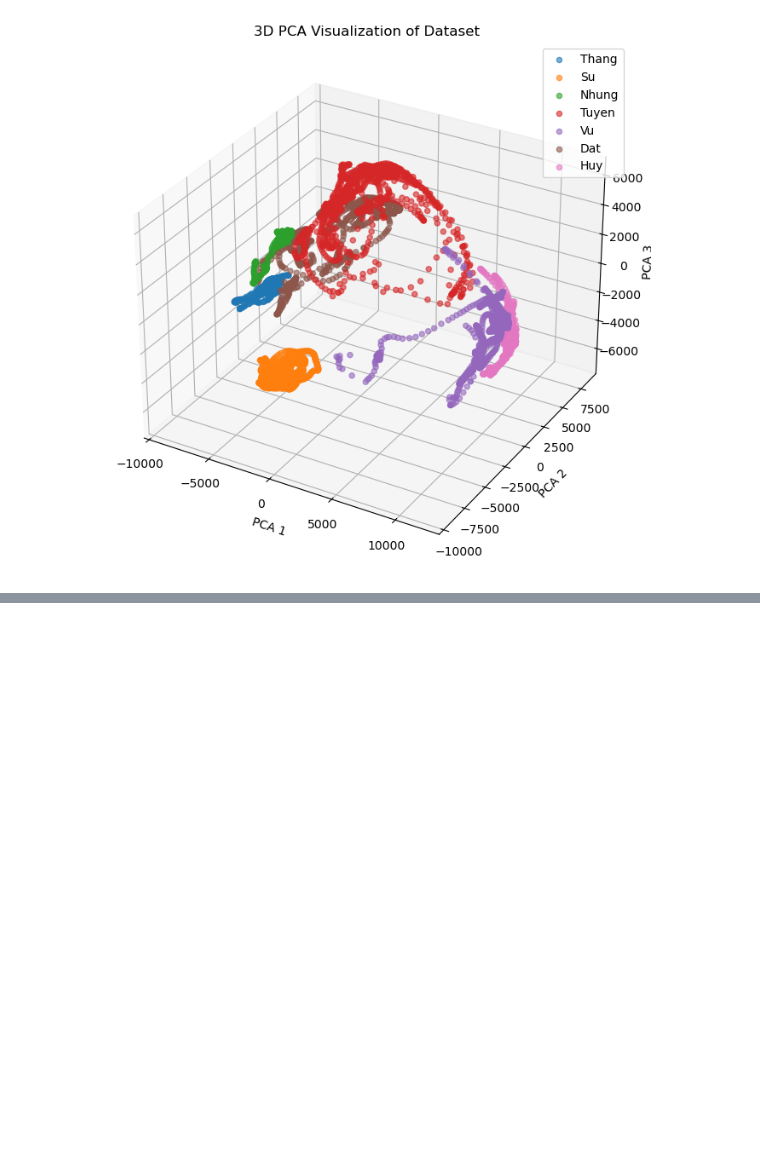
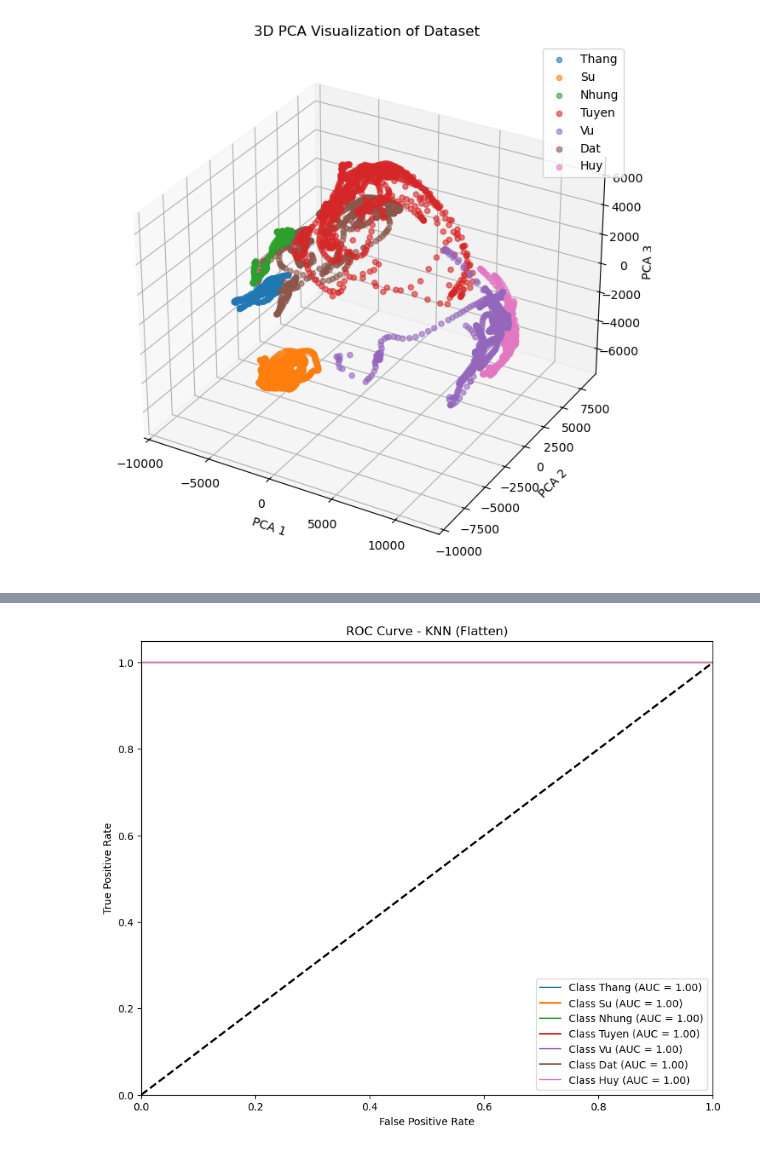
Before and after one commit to nguyenthang23092005/Machine_Learning, a Jupyter notebook: visualizasion.ipynb, the cells around one changed output, grey strips where cells are left out. Drawn from its saved outputs; the diff is of its cells as text; code cells hidden in the pictures; blank space fills up the shorter version.

```diff
--- a/visualizasion.ipynb
+++ b/visualizasion.ipynb
@@ -112,0 +113,56 @@ if __name__ == "__main__":
+# %%
+import numpy as np
+import matplotlib.pyplot as plt
+from sklearn.metrics import roc_curve, auc
+from sklearn.preprocessing import label_binarize
+import joblib
+
+# Danh sách nhãn
+labels = ['Thang', 'Su', 'Nhung', 'Tuyen', 'Vu', 'Dat', 'Huy']
+num_classes = len(labels)
+
+def plot_roc_curve(model_path, X_test, y_test, model_type, feature_type):
+    model = joblib.load(model_path)
+    y_test_bin = label_binarize(y_test, classes=list(range(num_classes)))
+    if hasattr(model, "predict_proba"):
+        y_score = model.predict_proba(X_test)
+    elif hasattr(model, "decision_function"):
+        y_score = model.decision_function(X_test)
+    else:
+        raise ValueError("Model does not support probability or decision function.")
+
+    fpr = dict()
+    tpr = dict()
+    roc_auc = dict()
+    for i in range(num_classes):
+        fpr[i], tpr[i], _ = roc_curve(y_test_bin[:, i], y_score[:, i])
+        roc_auc[i] = auc(fpr[i], tpr[i])
+
+    # Vẽ ROC cho từng lớp
+    plt.figure(figsize=(10, 8))
+    for i in range(num_classes):
+        plt.plot(fpr[i], tpr[i], label=f'Class {labels[i]} (AUC = {roc_auc[i]:.2f})')
+    plt.plot([0, 1], [0, 1], 'k--', lw=2)
+    plt.xlim([0.0, 1.0])
+    plt.ylim([0.0, 1.05])
+    plt.xlabel('False Positive Rate')
+    plt.ylabel('True Positive Rate')
+    plt.title(f'ROC Curve - {model_type} ({feature_type})')
+    plt.legend(loc='lower right')
+    plt.show()
+
+if __name__ == "__main__":
+    # Ví dụ cho KNN với đặc trưng deep (ex)
+    from models.utils import load_data_flatten
+    from sklearn.model_selection import train_test_split
+    # Đổi data_dir và model_path phù hợp với từng mô hình
+    # KNN với đặc trưng flatten
+    data_dir = r"D:\data_ML\data_crop"
+    data, label = load_data_flatten(data_dir)
+    X_train, X_test, y_train, y_test = train_test_split(data, label, test_size=0.2, random_state=42)
+    model_path = r"D:\GitHub\Machine_Learning\weights\knn_model_flat_optimal.joblib"
+    plot_roc_curve(model_path, X_test, y_test, model_type="KNN", feature_type="Flatten")
+
+    # Có thể lặp lại cho các mô hình khác bằng cách thay đổi model_path và dữ liệu đầu vào
+# %% [output]
+[figure, added]
```
Also changed, not shown: parts of 6 cells of this notebook, 1 other file.
